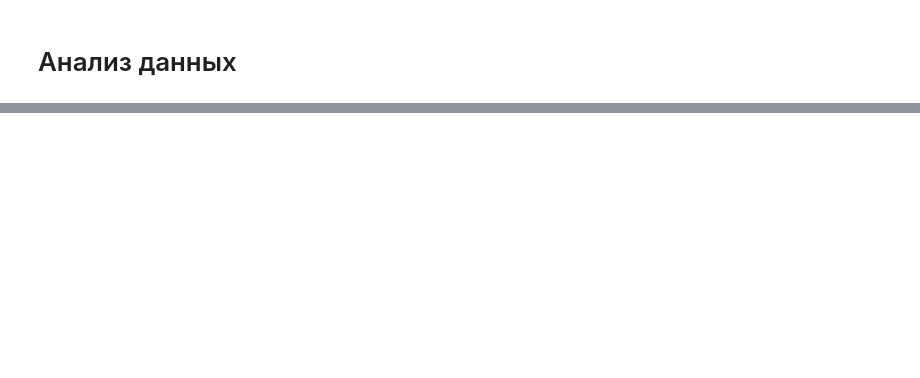
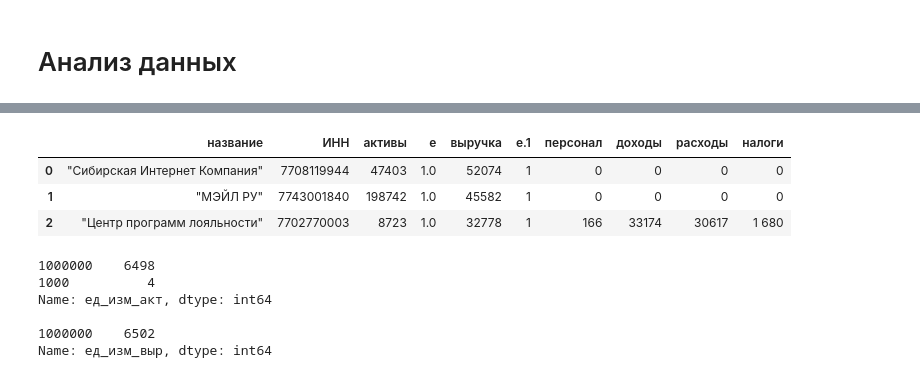
Before and after one commit to Alex478/Project_find_values, a Jupyter notebook: project_find_values.ipynb, the cells around one changed output, grey strips where cells are left out. Cells and saved outputs as stored; diff of their text form; code cells hidden in the pictures; blank space fills up the shorter version.

```diff
--- a/project_find_values.ipynb
+++ b/project_find_values.ipynb
@@ -221,0 +379,10 @@ data.describe()
+# %%
+# загрузим сохраненные данные
+data = pd.read_csv('data_find_values.csv', index_col='Unnamed: 0')
+#data.columns = ['name', 'inn', 'активы', 'ед_изм_акт', 'выручка', 'ед_изм_выр', 'персонал', 'доходы', 'расходы', 'налоги']
+data.head(3)
+# %% [output]
+|  | название | ИНН | активы | e | выручка | e.1 | персонал | доходы | расходы | налоги |
+| 0 | "Сибирская Интернет Компания" | 7708119944 | 47403 | 1.0 | 52074 | 1 | 0 | 0 | 0 | 0 |
+| 1 | "МЭЙЛ РУ" | 7743001840 | 198742 | 1.0 | 45582 | 1 | 0 | 0 | 0 | 0 |
+| 2 | "Центр программ лояльности" | 7702770003 | 8723 | 1.0 | 32778 | 1 | 166 | 33174 | 30617 | 1 680 |
@@ -221,0 +396,11 @@ data.describe()
+# %%
+print(data['ед_изм_акт'].value_counts())
+print()
+print(data['ед_изм_выр'].value_counts())
+# %% [output]
+1000000    6498
+1000          4
+Name: ед_изм_акт, dtype: int64
+
+1000000    6502
+Name: ед_изм_выр, dtype: int64
```
Also changed, not shown: parts of 20 cells of this notebook.
